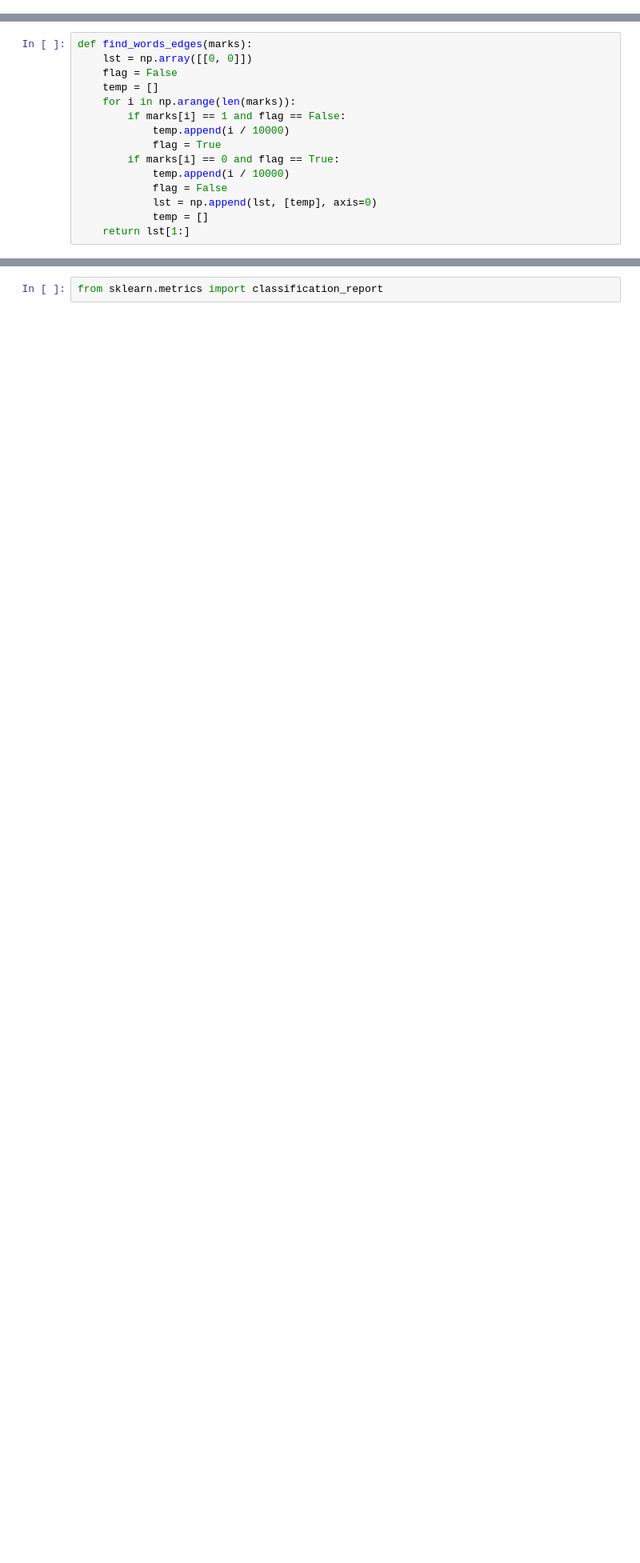
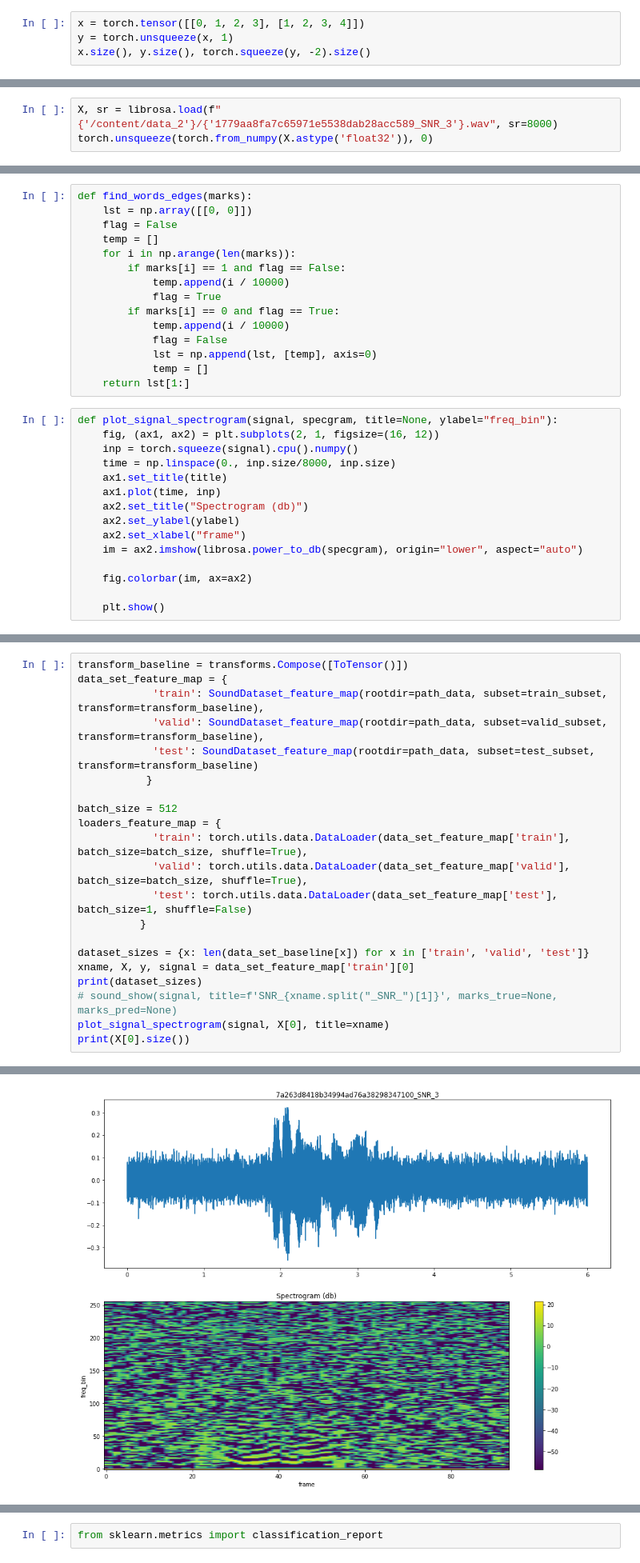
Before and after one commit to litvan007/VAD_NN_training_validation, a Jupyter notebook: NN_practise.ipynb, the cells around one changed output, grey strips where cells are left out. Shown: that part at 80% size. Saved outputs shown, nothing was run; the diff lists cells and outputs as text; blank space fills up the shorter version.

```diff
--- a/NN_practise.ipynb
+++ b/NN_practise.ipynb
@@ -58,3 +71,7 @@ np.random.seed(123456)
 torch.manual_seed(123456)
 # %% [output]
 <torch._C.Generator at 0x...>
+# %%
+x = torch.tensor([[0, 1, 2, 3], [1, 2, 3, 4]])
+y = torch.unsqueeze(x, 1)
+x.size(), y.size(), torch.squeeze(y, -2).size()
@@ -60,0 +80,3 @@ torch.manual_seed(123456)
+# %%
+X, sr = librosa.load(f"{'/content/data_2'}/{'1779aa8fa7c65971e5538dab28acc589_SNR_3'}.wav", sr=8000)
+torch.unsqueeze(torch.from_numpy(X.astype('float32')), 0)
@@ -96,6 +152,21 @@ def find_words_edges(marks):
             lst = np.append(lst, [temp], axis=0)
             temp = []
     return lst[1:]
+# %%
+def plot_signal_spectrogram(signal, specgram, title=None, ylabel="freq_bin"):
+    fig, (ax1, ax2) = plt.subplots(2, 1, figsize=(16, 12))
+    inp = torch.squeeze(signal).cpu().numpy()
+    time = np.linspace(0., inp.size/8000, inp.size)
+    ax1.set_title(title)
+    ax1.plot(time, inp)
+    ax2.set_title("Spectrogram (db)")
+    ax2.set_ylabel(ylabel)
+    ax2.set_xlabel("frame")
+    im = ax2.imshow(librosa.power_to_db(specgram), origin="lower", aspect="auto")
+
+    fig.colorbar(im, ax=ax2)
+
+    plt.show()
 # %%
 def sound_show(inp, title=None, marks_true=None, marks_pred=None):
     inp = torch.squeeze(inp).cpu().numpy()
@@ -156,0 +235,22 @@ sound_show(X, title=f'SNR_{xname.split("_SNR_")[1]}', marks_true=None, marks_pre
+# %%
+transform_baseline = transforms.Compose([ToTensor()])
+data_set_feature_map = {
+            'train': SoundDataset_feature_map(rootdir=path_data, subset=train_subset, transform=transform_baseline),
+            'valid': SoundDataset_feature_map(rootdir=path_data, subset=valid_subset, transform=transform_baseline),
+            'test': SoundDataset_feature_map(rootdir=path_data, subset=test_subset, transform=transform_baseline)
+           }
+
+batch_size = 512
+loaders_feature_map = {
+            'train': torch.utils.data.DataLoader(data_set_feature_map['train'], batch_size=batch_size, shuffle=True),
+            'valid': torch.utils.data.DataLoader(data_set_feature_map['valid'], batch_size=batch_size, shuffle=True),
+            'test': torch.utils.data.DataLoader(data_set_feature_map['test'], batch_size=1, shuffle=False)
+          }
+
+dataset_sizes = {x: len(data_set_baseline[x]) for x in ['train', 'valid', 'test']}
+xname, X, y, signal = data_set_feature_map['train'][0]
+print(dataset_sizes)
+# sound_show(signal, title=f'SNR_{xname.split("_SNR_")[1]}', marks_true=None, marks_pred=None)
+plot_signal_spectrogram(signal, X[0], title=xname)
+print(X[0].size())
+# %% [output]
@@ -157 +258,2 @@ sound_show(X, title=f'SNR_{xname.split("_SNR_")[1]}', marks_true=None, marks_pre
+[figure, added]
 # %% [markdown]
```
Also changed, not shown: parts of 42 cells of this notebook.
